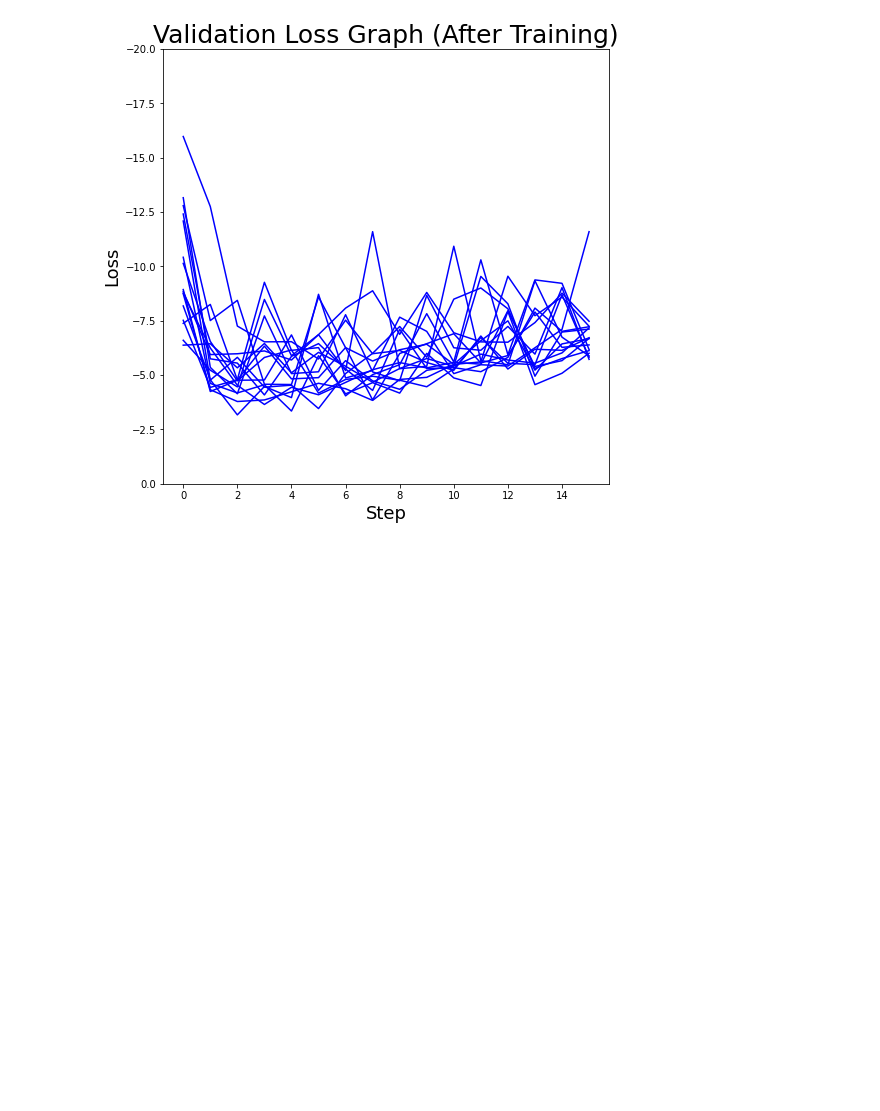
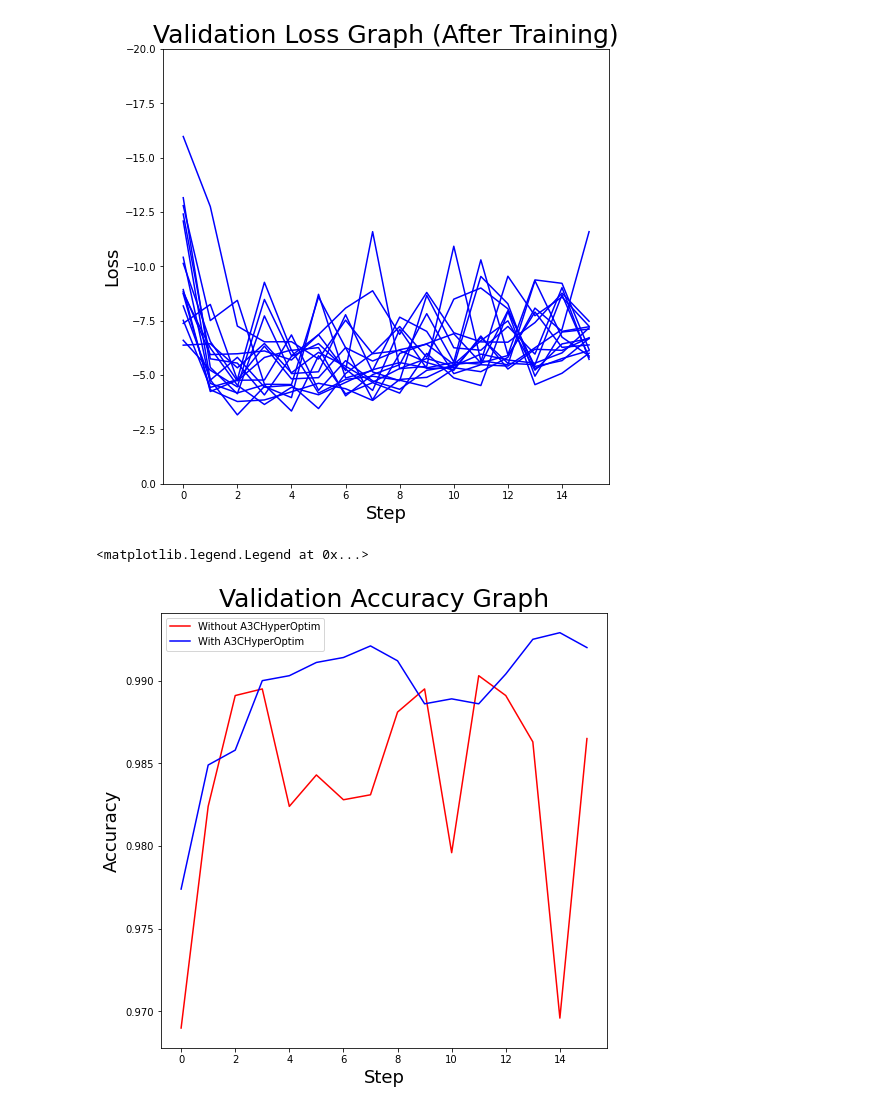
Before and after one commit to drefts/A3CHyperOptim, a Jupyter notebook: result.ipynb, the cells around one changed output. Drawn from its saved outputs; the diff is of its cells as text; code cells hidden in the pictures; blank space fills up the shorter version.

Commit message:
result summary

```diff
--- a/result.ipynb
+++ b/result.ipynb
@@ -74,3 +79,30 @@ ax2.set_ylim([0, -20])
 (0.0, -20.0)
 [figure]
 [figure]
+# %%
+# Validation Accuracy Comparison (Before, After)
+
+def get_rewards(filename : str) -> list:
+    with open(filename, 'r') as f:
+        reward_lines = [l.split(" ")[1] for l in f.read().splitlines() if "Reward" in l]
+    return list(map(float, reward_lines))
+
+after_accuracy = get_rewards('result_test/log-w0.txt') # tested by main.py with single worker with trained checkpoint
+before_accuracy = get_rewards('result_test_before/log-main.txt') # tested by test.py
+# %%
+# Plot Validation Accuracy Comparison Graph
+
+
+figure, ax = plt.subplots(figsize=(8,8))
+
+ax.set_title(f"Validation Accuracy Graph",fontsize=25)
+ax.set_xlabel("Step",fontsize=18)
+ax.set_ylabel("Accuracy",fontsize=18)
+
+
+ax.plot(before_accuracy, color="red", label="Without A3CHyperOptim")
+ax.plot(after_accuracy, color="blue", label="With A3CHyperOptim")
+ax.legend()
+# %% [output]
+<matplotlib.legend.Legend at 0x...>
+[figure, added]
```
Also changed, not shown: parts of 2 cells of this notebook, 1 other file.
